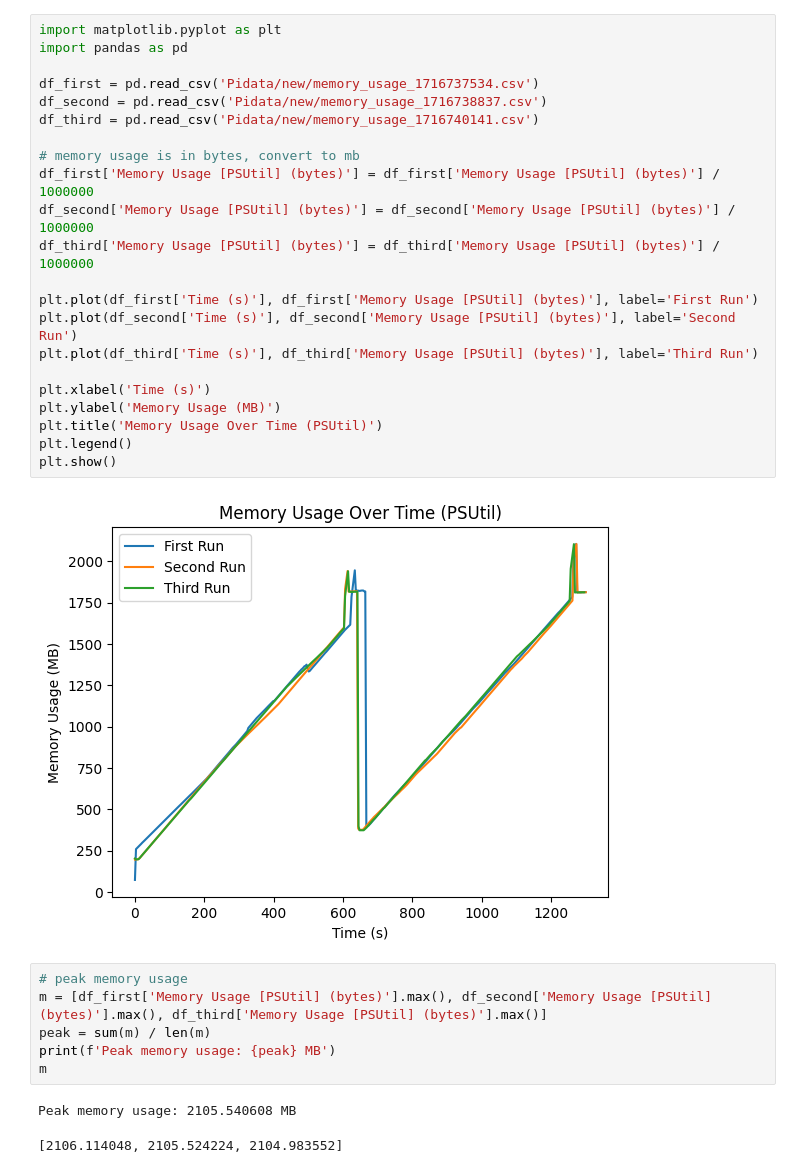
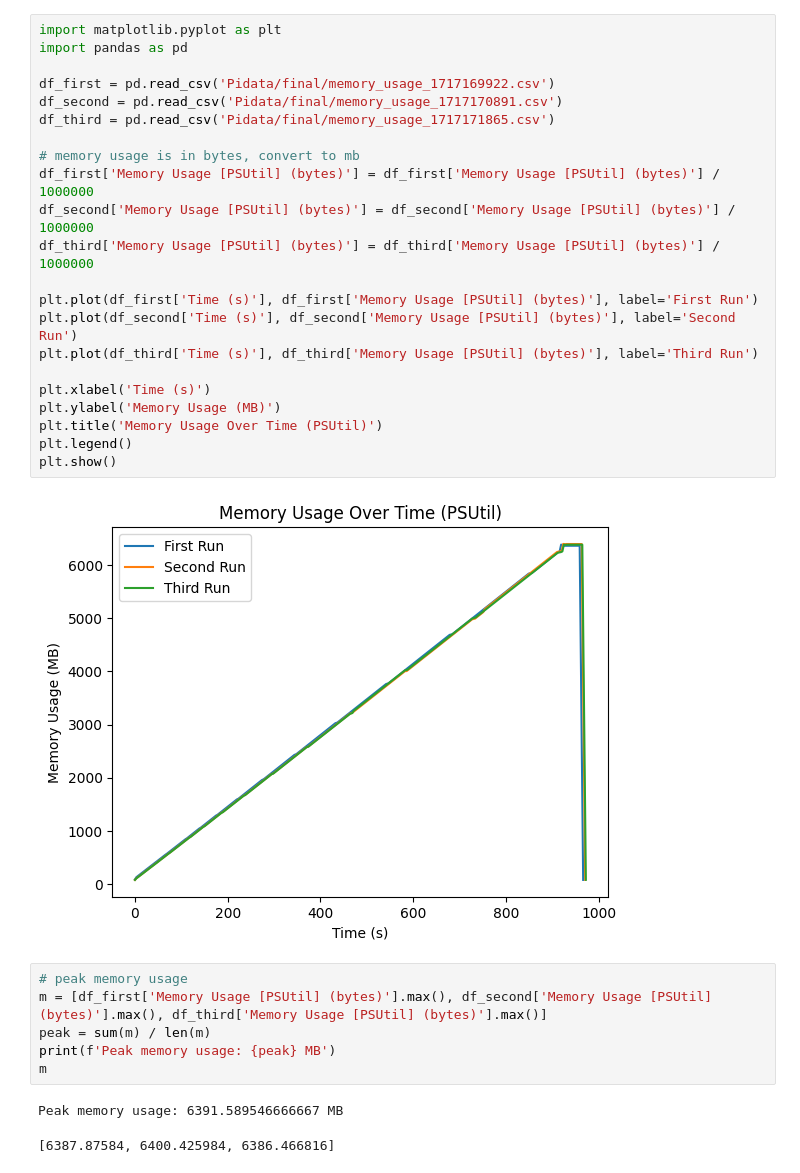
Before and after one commit to kilianbartz/hetcomp, a Jupyter notebook: Aufgabe1/plot_pi.ipynb, the cells around one changed output. Saved outputs shown, nothing was run; the diff lists cells and outputs as text.

```diff
--- a/Aufgabe1/plot_pi.ipynb
+++ b/Aufgabe1/plot_pi.ipynb
@@ -1,27 +1,27 @@
 # %%
 import matplotlib.pyplot as plt
 import pandas as pd
 
-df_first = pd.read_csv('Pidata/new/memory_usage_1716737534.csv')
-df_second = pd.read_csv('Pidata/new/memory_usage_1716738837.csv')
-df_third = pd.read_csv('Pidata/new/memory_usage_1716740141.csv')
+df_first = pd.read_csv('Pidata/final/memory_usage_1717169922.csv')
+df_second = pd.read_csv('Pidata/final/memory_usage_1717170891.csv')
+df_third = pd.read_csv('Pidata/final/memory_usage_1717171865.csv')
 
 # memory usage is in bytes, convert to mb
 df_first['Memory Usage [PSUtil] (bytes)'] = df_first['Memory Usage [PSUtil] (bytes)'] / 1000000
 df_second['Memory Usage [PSUtil] (bytes)'] = df_second['Memory Usage [PSUtil] (bytes)'] / 1000000
 df_third['Memory Usage [PSUtil] (bytes)'] = df_third['Memory Usage [PSUtil] (bytes)'] / 1000000
 
 plt.plot(df_first['Time (s)'], df_first['Memory Usage [PSUtil] (bytes)'], label='First Run')
 plt.plot(df_second['Time (s)'], df_second['Memory Usage [PSUtil] (bytes)'], label='Second Run')
 plt.plot(df_third['Time (s)'], df_third['Memory Usage [PSUtil] (bytes)'], label='Third Run')
 
 plt.xlabel('Time (s)')
 plt.ylabel('Memory Usage (MB)')
 plt.title('Memory Usage Over Time (PSUtil)')
 plt.legend()
 plt.show()
 # %% [output]
-[figure, old version]
+[figure, new version]
 # %%
 # peak memory usage
 m = [df_first['Memory Usage [PSUtil] (bytes)'].max(), df_second['Memory Usage [PSUtil] (bytes)'].max(), df_third['Memory Usage [PSUtil] (bytes)'].max()]
@@ -29,8 +29,8 @@ peak = sum(m) / len(m)
 print(f'Peak memory usage: {peak} MB')
 m
 # %% [output]
-Peak memory usage: 2105.540608 MB
+Peak memory usage: 6391.589546666667 MB
-[2106.114048, 2105.524224, 2104.983552]
+[6387.87584, 6400.425984, 6386.466816]
 # %%
 # starting usage
 starts = [df_first['Memory Usage [PSUtil] (bytes)'][0], df_second['Memory Usage [PSUtil] (bytes)'][0], df_third['Memory Usage [PSUtil] (bytes)'][0]]
```
Also changed, not shown: parts of 1 cell of this notebook, 6 other files.
